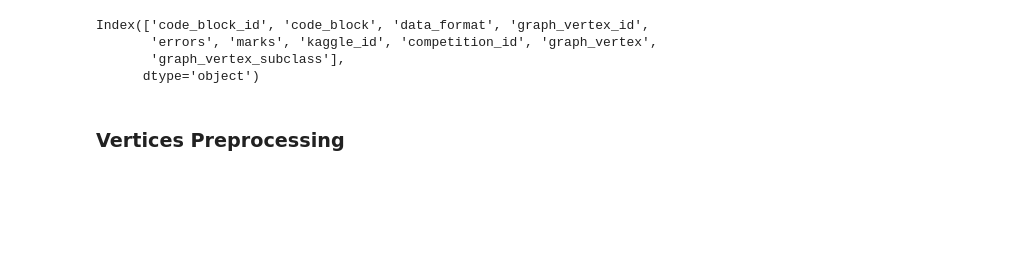
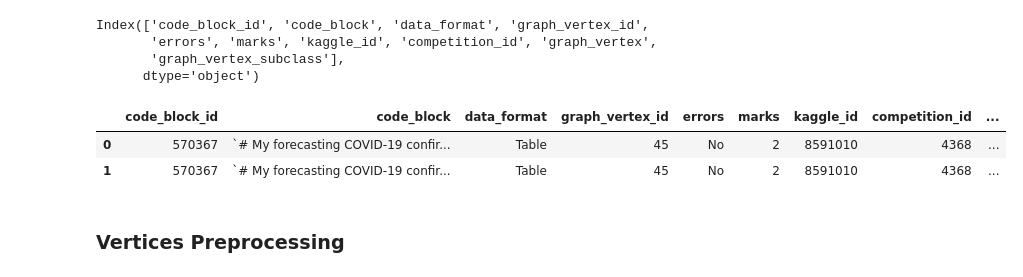
Before and after one commit to whatevernevermindbro/nl2ml-mirror, a Jupyter notebook: models_scripts/task2seq.ipynb, the cells around one changed output. Saved outputs shown, nothing was run; the diff lists cells and outputs as text; code cells hidden in the pictures; blank space fills up the shorter version.

```diff
--- a/models_scripts/task2seq.ipynb
+++ b/models_scripts/task2seq.ipynb
@@ -104,8 +120,12 @@ Index(['code_block_id', 'code_block', 'data_format', 'graph_vertex_id',
        'graph_vertex_subclass'],
       dtype='object')
 # %%
-nl2ml = notebooks.merge(competitions, on=['competition_id'], how='left')
+nl2ml = notebooks.merge(competitions, left_on=['competition_id'], right_on=['id'], how='left')
 nl2ml.head(2)
+# %% [output]
+|  | code_block_id | code_block | data_format | graph_vertex_id | errors | marks | kaggle_id | competition_id | ... |
+| 0 | 570367 | `# My forecasting COVID-19 confir... | Table | 45 | No | 2 | 8591010 | 4368 | ... |
+| 1 | 570367 | `# My forecasting COVID-19 confir... | Table | 45 | No | 2 | 8591010 | 4368 | ... |
 # %%
 # nl2ml = notebooks.merge(datasets, on=['dataset_id'], how='left')
 # nl2ml.head(2)
```
Also changed, not shown: parts of 18 cells of this notebook.
